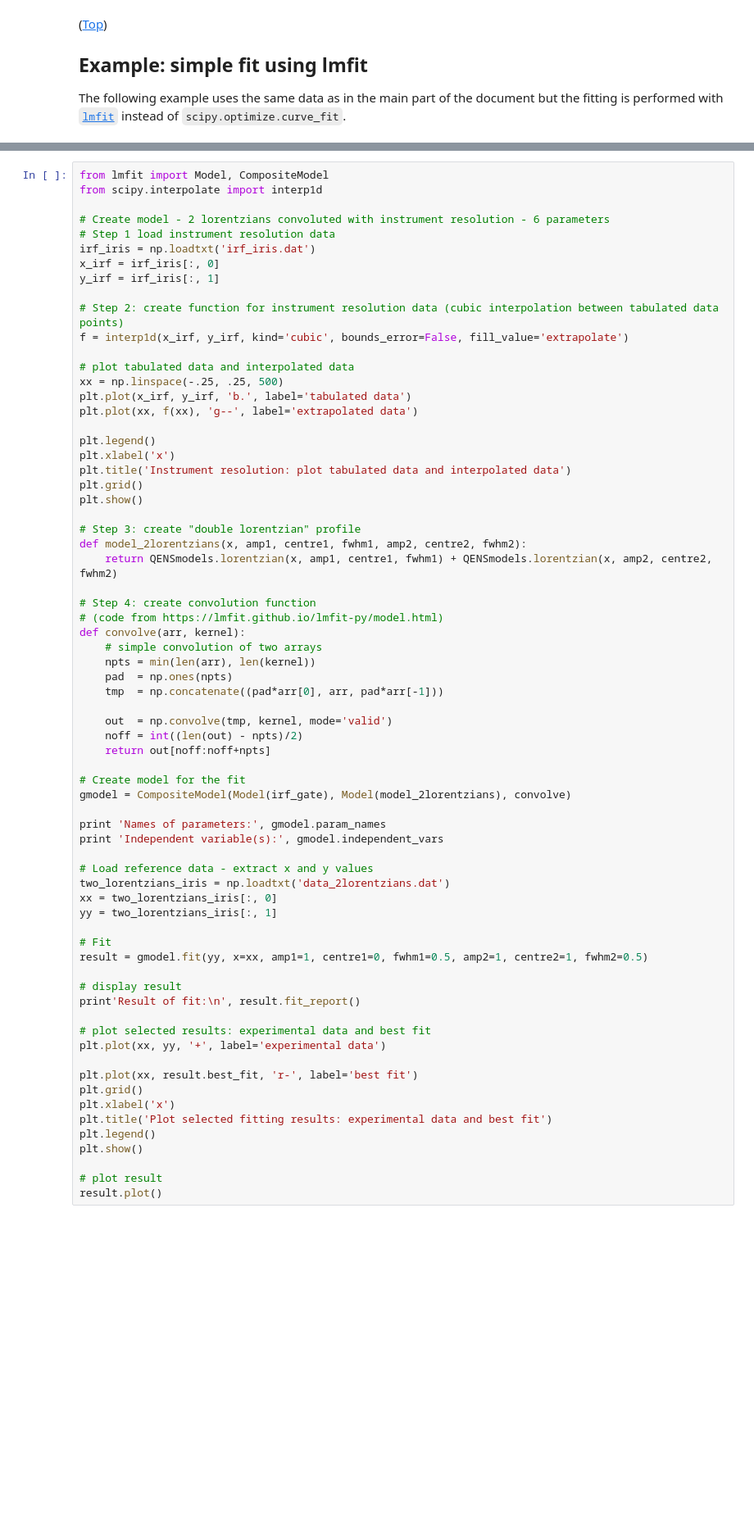
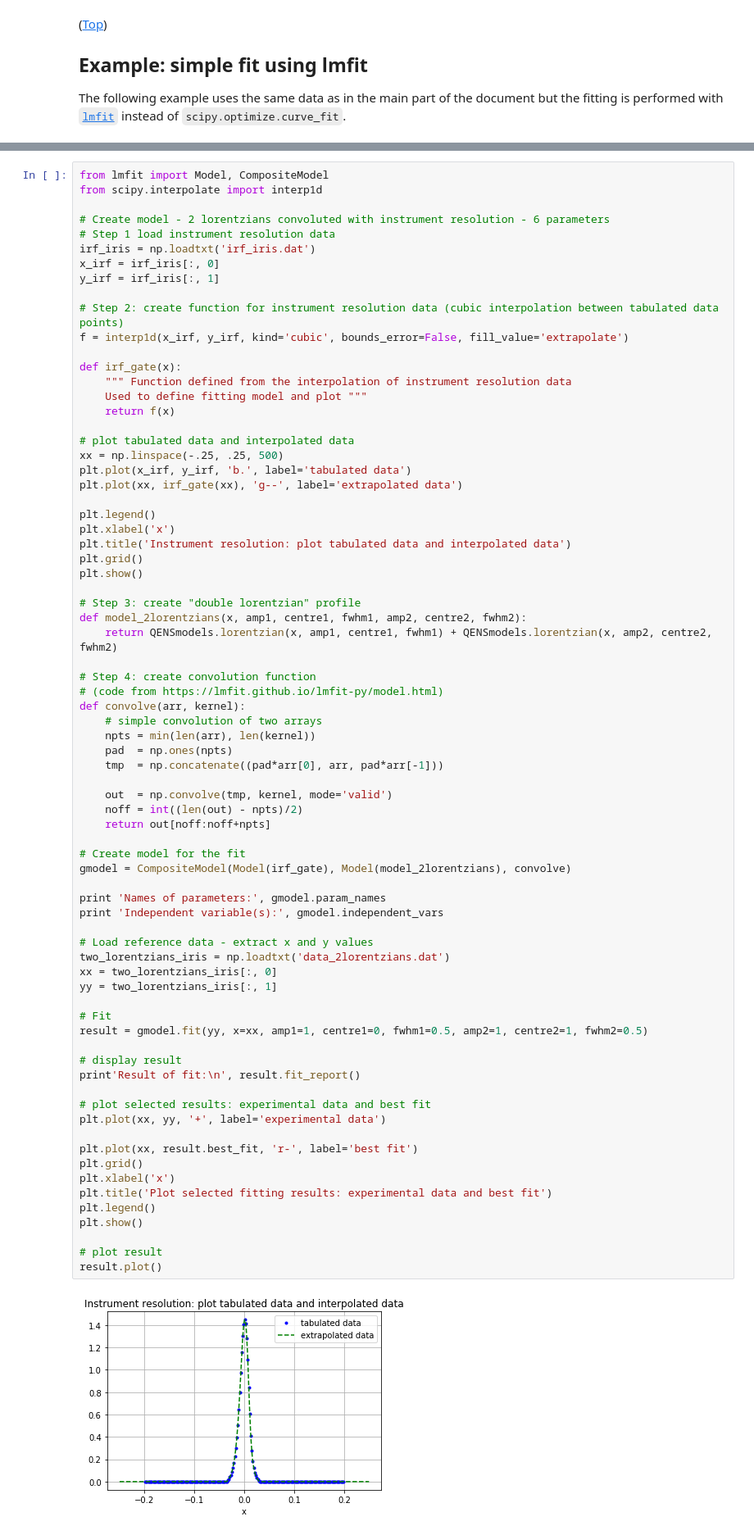
Before and after one commit to QENSlibrary/QENSmodels, a Jupyter notebook: examples/Example_QENS_fitting_function_lorentzian.ipynb, the cells around one changed output, grey strips where cells are left out. Shown: that part at 82% size. Drawn from its saved outputs; the diff is of its cells as text; blank space fills up the shorter version.

```diff
--- a/examples/Example_QENS_fitting_function_lorentzian.ipynb
+++ b/examples/Example_QENS_fitting_function_lorentzian.ipynb
@@ -190,10 +190,15 @@ y_irf = irf_iris[:, 1]
 # Step 2: create function for instrument resolution data (cubic interpolation between tabulated data points)
 f = interp1d(x_irf, y_irf, kind='cubic', bounds_error=False, fill_value='extrapolate')
 
+def irf_gate(x):
+    """ Function defined from the interpolation of instrument resolution data
+    Used to define fitting model and plot """
+    return f(x)
+
 # plot tabulated data and interpolated data
 xx = np.linspace(-.25, .25, 500)
 plt.plot(x_irf, y_irf, 'b.', label='tabulated data')
-plt.plot(xx, f(xx), 'g--', label='extrapolated data')
+plt.plot(xx, irf_gate(xx), 'g--', label='extrapolated data')
 
 plt.legend()
 plt.xlabel('x')
@@ -219,30 +224,32 @@ def convolve(arr, kernel):
 
 # Create model for the fit
 gmodel = CompositeModel(Model(irf_gate), Model(model_2lorentzians), convolve)
 
 print 'Names of parameters:', gmodel.param_names
 print 'Independent variable(s):', gmodel.independent_vars
 
 # Load reference data - extract x and y values
 two_lorentzians_iris = np.loadtxt('data_2lorentzians.dat')
 xx = two_lorentzians_iris[:, 0]
 yy = two_lorentzians_iris[:, 1]
 
 # Fit
 result = gmodel.fit(yy, x=xx, amp1=1, centre1=0, fwhm1=0.5, amp2=1, centre2=1, fwhm2=0.5)
 
 # display result
 print'Result of fit:\n', result.fit_report()
 
 # plot selected results: experimental data and best fit
 plt.plot(xx, yy, '+', label='experimental data')
 
 plt.plot(xx, result.best_fit, 'r-', label='best fit')
 plt.grid()
 plt.xlabel('x')
 plt.title('Plot selected fitting results: experimental data and best fit')
 plt.legend()
 plt.show()
 
 # plot result
 result.plot()
+# %% [output]
+[figure, added]
```
Also changed, not shown: parts of 5 cells of this notebook, 1 other file.
